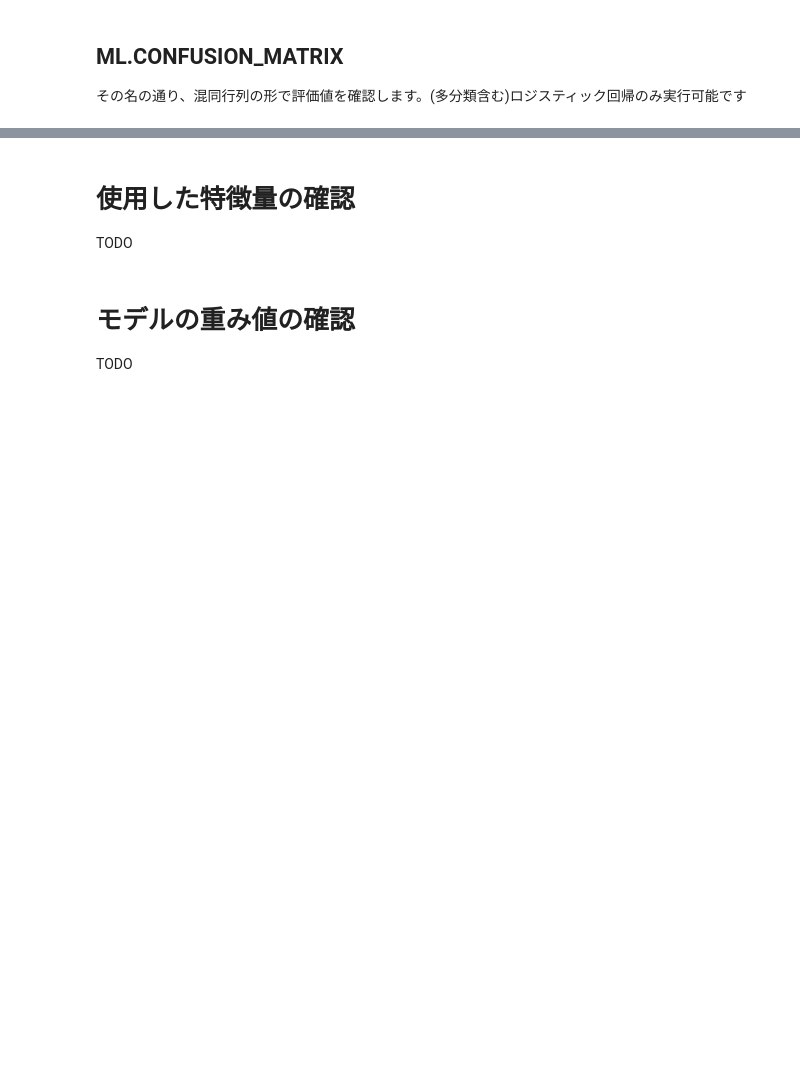
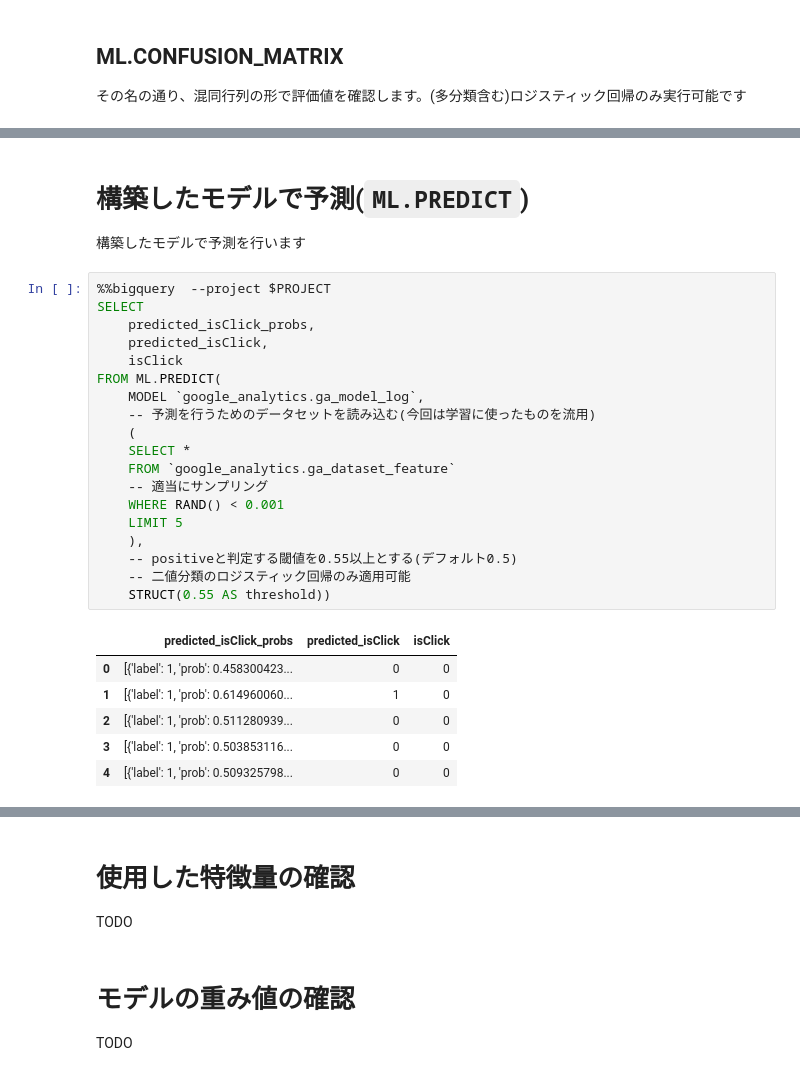
Before and after one commit to hiroaki8388/gcp, a Jupyter notebook: article/bqml3.ipynb, the cells around one changed output, grey strips where cells are left out. Drawn from its saved outputs; the diff is of its cells as text; blank space fills up the shorter version.

```diff
--- a/article/bqml3.ipynb
+++ b/article/bqml3.ipynb
@@ -170,0 +185,29 @@ FROM ML.CONFUSION_MATRIX(MODEL `google_analytics.ga_model_log` )
+# %% [markdown]
+# 構築したモデルで予測(`ML.PREDICT`)
+構築したモデルで予測を行います
+# %%
+%%bigquery  --project $PROJECT
+SELECT
+    predicted_isClick_probs,
+    predicted_isClick,
+    isClick
+FROM ML.PREDICT(
+    MODEL `google_analytics.ga_model_log`,
+    -- 予測を行うためのデータセットを読み込む(今回は学習に使ったものを流用)
+    (
+    SELECT *
+    FROM `google_analytics.ga_dataset_feature`
+    -- 適当にサンプリング
+    WHERE RAND() < 0.001
+    LIMIT 5
+    ),
+    -- positiveと判定する閾値を0.55以上とする(デフォルト0.5)
+    -- 二値分類のロジスティック回帰のみ適用可能
+    STRUCT(0.55 AS threshold))
+# %% [output]
+|  | predicted_isClick_probs | predicted_isClick | isClick |
+| 0 | [{'label': 1, 'prob': 0.458300423... | 0 | 0 |
+| 1 | [{'label': 1, 'prob': 0.614960060... | 1 | 0 |
+| 2 | [{'label': 1, 'prob': 0.511280939... | 0 | 0 |
+| 3 | [{'label': 1, 'prob': 0.503853116... | 0 | 0 |
+| 4 | [{'label': 1, 'prob': 0.509325798... | 0 | 0 |
```
Also changed, not shown: parts of 12 cells of this notebook.
